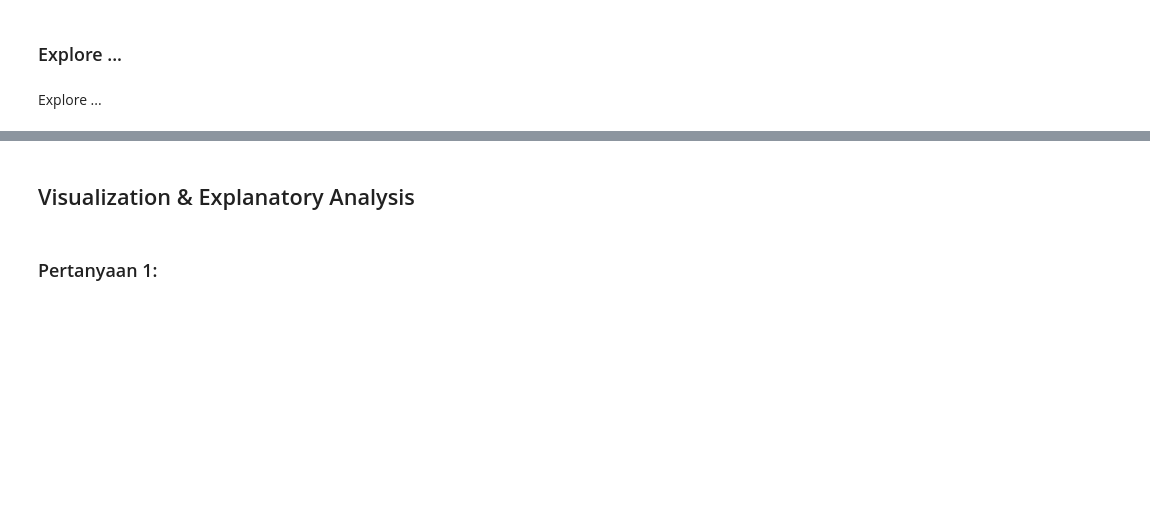
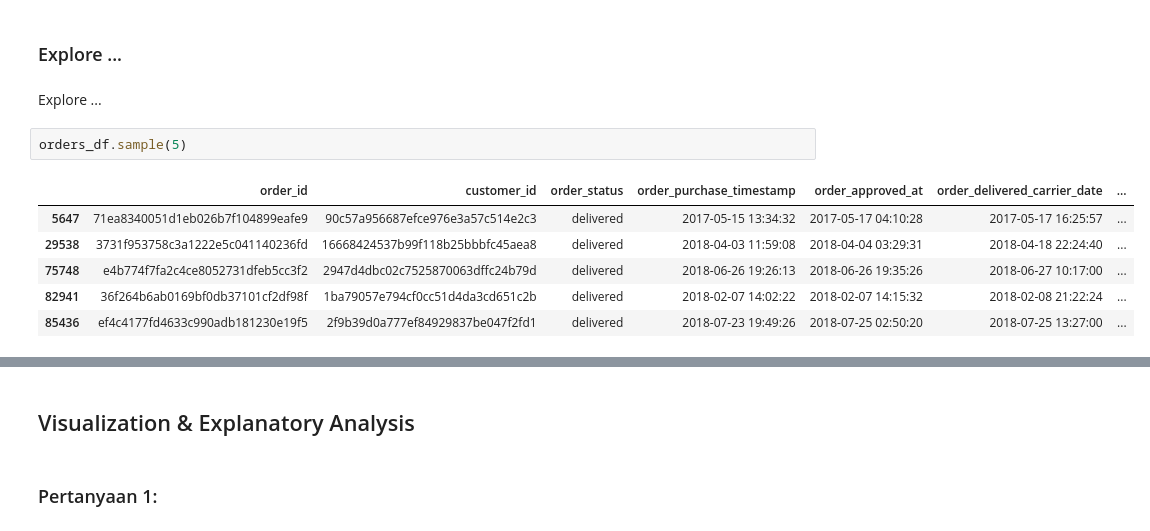
Before and after one commit to vitoananta3/proyek-analisis-data-e-commerce-public-dataset, a Jupyter notebook: notebook.ipynb, the cells around one changed output, grey strips where cells are left out. Drawn from its saved outputs; the diff is of its cells as text; blank space fills up the shorter version.

```diff
--- a/notebook.ipynb
+++ b/notebook.ipynb
@@ -846,3 +848,12 @@ dtype: int64
 ### Explore ...
 # %% [markdown]
 Explore ...
+# %%
+orders_df.sample(5)
+# %% [output]
+|  | order_id | customer_id | order_status | order_purchase_timestamp | order_approved_at | order_delivered_carrier_date | ... |
+| 5647 | 71ea8340051d1eb026b7f104899eafe9 | 90c57a956687efce976e3a57c514e2c3 | delivered | 2017-05-15 13:34:32 | 2017-05-17 04:10:28 | 2017-05-17 16:25:57 | ... |
+| 29538 | 3731f953758c3a1222e5c041140236fd | 16668424537b99f118b25bbbfc45aea8 | delivered | 2018-04-03 11:59:08 | 2018-04-04 03:29:31 | 2018-04-18 22:24:40 | ... |
+| 75748 | e4b774f7fa2c4ce8052731dfeb5cc3f2 | 2947d4dbc02c7525870063dffc24b79d | delivered | 2018-06-26 19:26:13 | 2018-06-26 19:35:26 | 2018-06-27 10:17:00 | ... |
+| 82941 | 36f264b6ab0169bf0db37101cf2df98f | 1ba79057e794cf0cc51d4da3cd651c2b | delivered | 2018-02-07 14:02:22 | 2018-02-07 14:15:32 | 2018-02-08 21:22:24 | ... |
+| 85436 | ef4c4177fd4633c990adb181230e19f5 | 2f9b39d0a777ef84929837be047f2fd1 | delivered | 2018-07-23 19:49:26 | 2018-07-25 02:50:20 | 2018-07-25 13:27:00 | ... |
```
Also changed, not shown: parts of 2 cells of this notebook.
